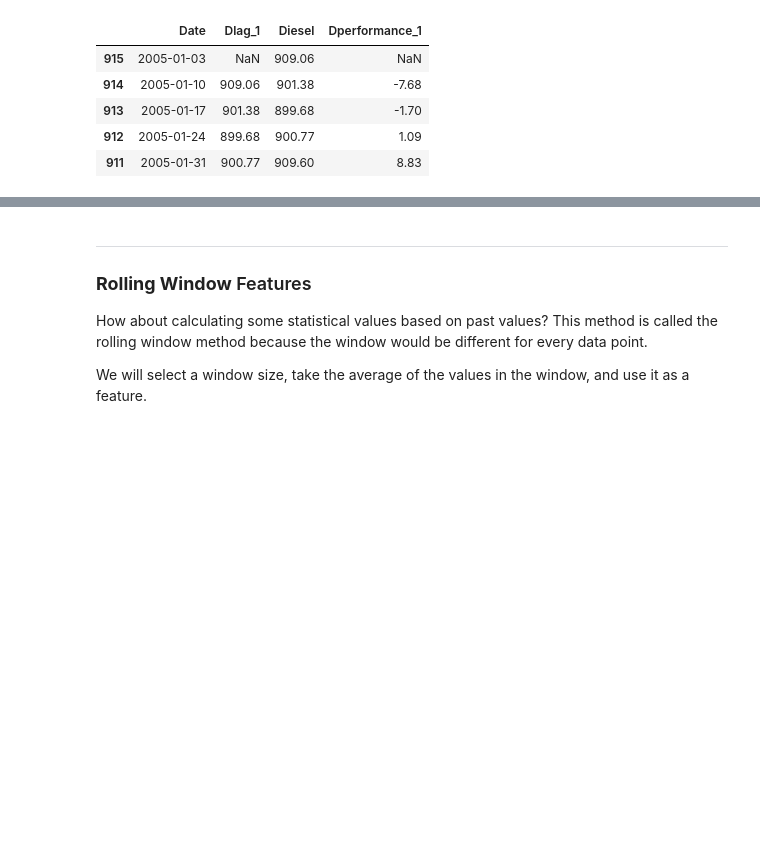
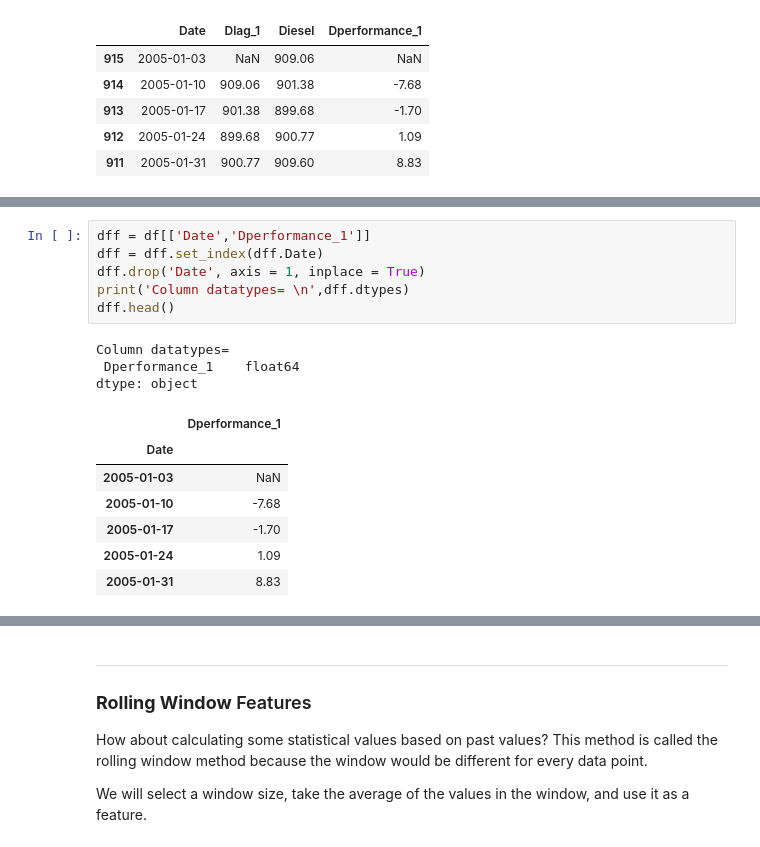
Before and after one commit to sawubona-repo/PRIVAT, a Jupyter notebook: Python_OIL_PRICE_TIMESERIES_v1.ipynb, the cells around one changed output, grey strips where cells are left out. Saved outputs shown, nothing was run; the diff lists cells and outputs as text; blank space fills up the shorter version.

```diff
--- a/Python_OIL_PRICE_TIMESERIES_v1.ipynb
+++ b/Python_OIL_PRICE_TIMESERIES_v1.ipynb
@@ -258,0 +282,17 @@ fig.show()
+# %%
+dff = df[['Date','Dperformance_1']]
+dff = dff.set_index(dff.Date)
+dff.drop('Date', axis = 1, inplace = True)
+print('Column datatypes= \n',dff.dtypes)
+dff.head()
+# %% [output]
+Column datatypes=
+ Dperformance_1    float64
+dtype: object
+|  | Dperformance_1 |
+| Date |  |
+| 2005-01-03 | NaN |
+| 2005-01-10 | -7.68 |
+| 2005-01-17 | -1.70 |
+| 2005-01-24 | 1.09 |
+| 2005-01-31 | 8.83 |
```
Also changed, not shown: parts of 43 cells of this notebook.
